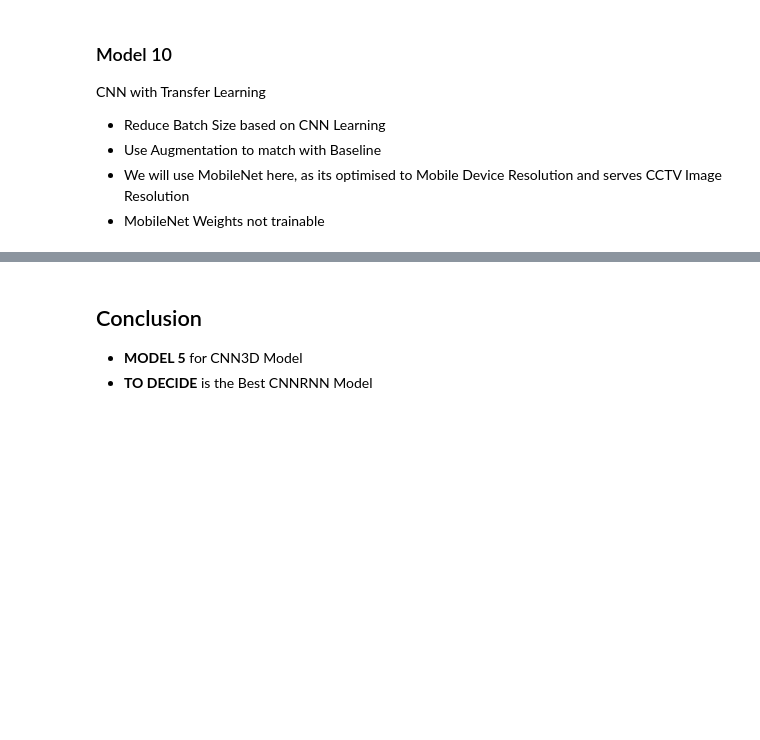
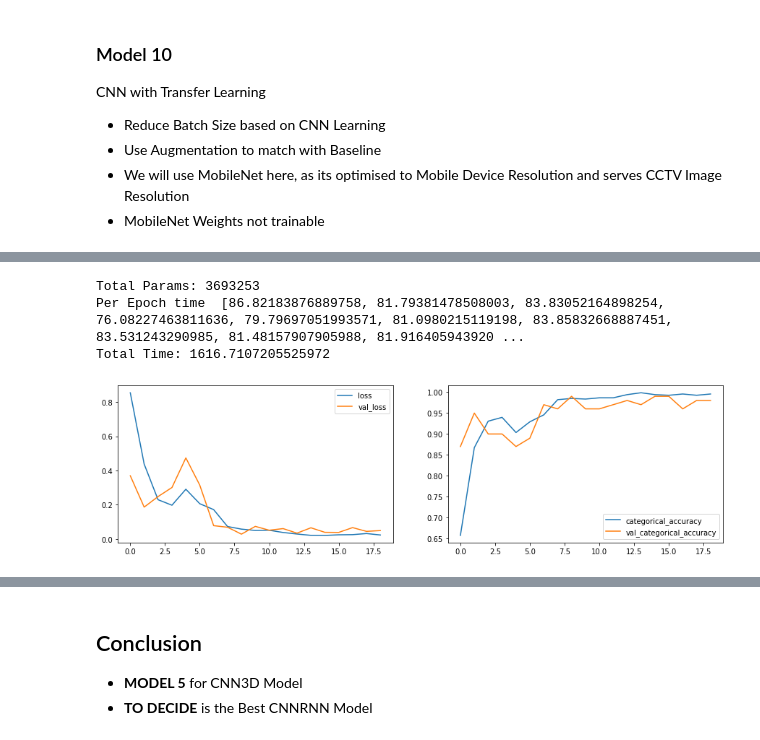
Before and after one commit to rramchan12/Gesture-Recognition-CaseStudy-IITB, a Jupyter notebook: Gesture_Recognition_Iter1_bkp.ipynb, the cells around one changed output, grey strips where cells are left out. Cells and saved outputs as stored; diff of their text form; code cells hidden in the pictures; blank space fills up the shorter version.

```diff
--- a/Gesture_Recognition_Iter1_bkp.ipynb
+++ b/Gesture_Recognition_Iter1_bkp.ipynb
@@ -1910,0 +1965,29 @@ RNN Model with Transfer Learning
+# %%
+from tensorflow.keras.applications import mobilenet
+
+mobilenet_transfer = mobilenet.MobileNet(weights='imagenet', include_top=False)
+
+class RNNCNN4(BaseModel):
+
+    def define_model(self,gru_cells=64,dense_neurons=64,dropout=0.25):
+
+        model = Sequential()
+        model.add(TimeDistributed(mobilenet_transfer,input_shape=(self.frames_to_sample,self.image_height,self.image_width,self.channels)))
+
+
+        model.add(TimeDistributed(BatchNormalization()))
+        model.add(TimeDistributed(MaxPooling2D((2, 2))))
+        model.add(TimeDistributed(Flatten()))
+
+        model.add(GRU(gru_cells))
+        model.add(Dropout(dropout))
+
+        model.add(Dense(dense_neurons,activation='relu'))
+        model.add(Dropout(dropout))
+
+        model.add(Dense(self.num_classes, activation='softmax'))
+
+
+        optimiser = optimizers.Adam()
+        model.compile(optimizer=optimiser, loss='categorical_crossentropy', metrics=['categorical_accuracy'])
+        return model
@@ -1910,0 +1996,7 @@ RNN Model with Transfer Learning
+# %%
+rnn_cnn4=RNNCNN4()
+rnn_cnn4.initialize_path(project_folder)
+rnn_cnn4.initialize_image_properties(image_height=120,image_width=120)
+rnn_cnn4.initialize_hyperparams(frames_to_sample=16,batch_size=5,num_epochs=20)
+rnn_cnn4_model=rnn_cnn4.define_model(gru_cells=128,dense_neurons=128,dropout=0.25)
+rnn_cnn4_model.summary()
@@ -1910,0 +2021,2 @@ RNN Model with Transfer Learning
+# %%
+history_model11=rnn_cnn4.train_model(rnn_cnn4_model,augment_data=False)
@@ -1910,0 +2041,10 @@ RNN Model with Transfer Learning
+# %%
+print("Total Params:", rnn_cnn4_model.count_params())
+print("Per Epoch time  {}".format(rnn_cnn3.timing_cb.logs))
+print("Total Time: {}".format(sum(rnn_cnn3.timing_cb.logs)))
+plot(history_model11)
+# %% [output]
+Total Params: 3693253
+Per Epoch time  [86.82183876889758, 81.79381478508003, 83.83052164898254, 76.08227463811636, 79.79697051993571, 81.0980215119198, 83.85832668887451, 83.531243290985, 81.48157907905988, 81.916405943920 ...
+Total Time: 1616.7107205525972
+[figure, added]
```
Also changed, not shown: parts of 12 cells of this notebook.
